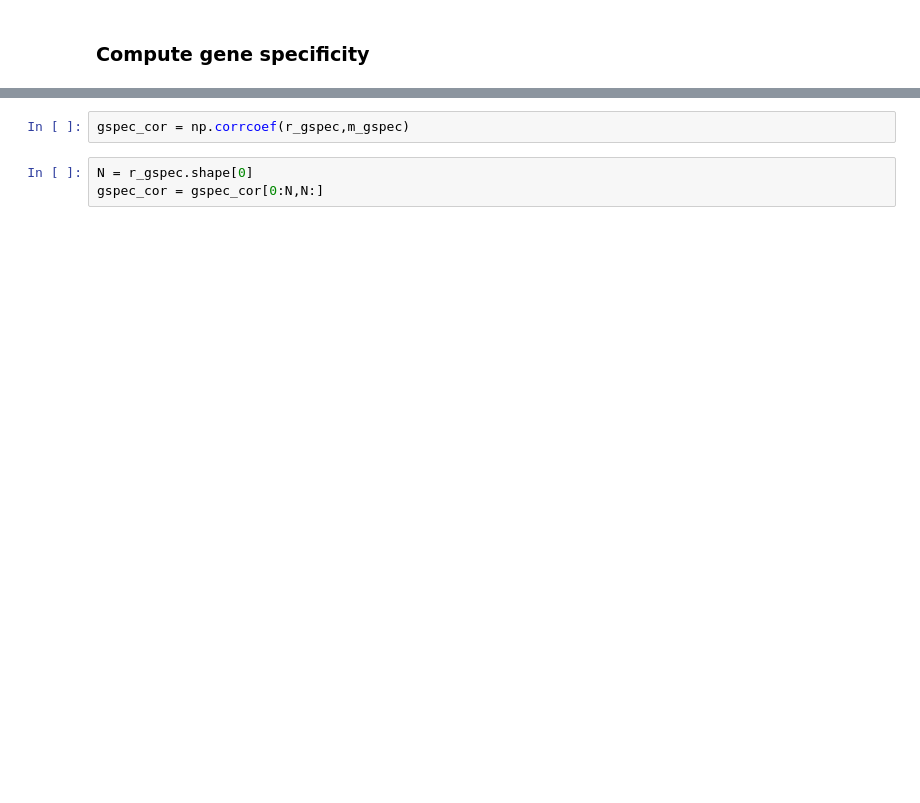
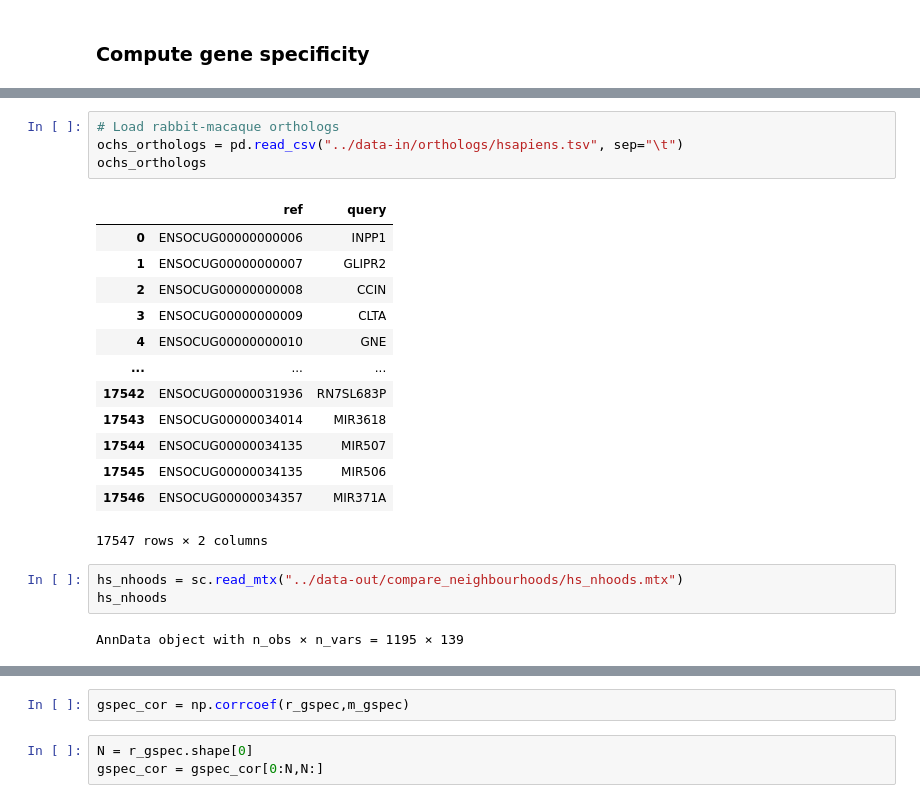
Before and after one commit to MarioniLab/RabbitGastrulation2022, a Jupyter notebook: notebooks/compare_neighbourhoods.ipynb, the cells around one changed output, grey strips where cells are left out. Drawn from its saved outputs; the diff is of its cells as text; blank space fills up the shorter version.

```diff
--- a/notebooks/compare_neighbourhoods.ipynb
+++ b/notebooks/compare_neighbourhoods.ipynb
@@ -181,0 +347,23 @@ m_gspec = calcGeneSpecificity(m_filt, mask=m_nhoods.X)
+# %%
+# Load rabbit-macaque orthologs
+ochs_orthologs = pd.read_csv("../data-in/orthologs/hsapiens.tsv", sep="\t")
+ochs_orthologs
+# %% [output]
+|  | ref | query |
+| 0 | ENSOCUG00000000006 | INPP1 |
+| 1 | ENSOCUG00000000007 | GLIPR2 |
+| 2 | ENSOCUG00000000008 | CCIN |
+| 3 | ENSOCUG00000000009 | CLTA |
+| 4 | ENSOCUG00000000010 | GNE |
+| ... | ... | ... |
+| 17542 | ENSOCUG00000031936 | RN7SL683P |
+| 17543 | ENSOCUG00000034014 | MIR3618 |
+| 17544 | ENSOCUG00000034135 | MIR507 |
+| 17545 | ENSOCUG00000034135 | MIR506 |
+| 17546 | ENSOCUG00000034357 | MIR371A |
+17547 rows × 2 columns
+# %%
+hs_nhoods = sc.read_mtx("../data-out/compare_neighbourhoods/hs_nhoods.mtx")
+hs_nhoods
+# %% [output]
+AnnData object with n_obs × n_vars = 1195 × 139
```
Also changed, not shown: parts of 88 cells of this notebook, 11 other files.
